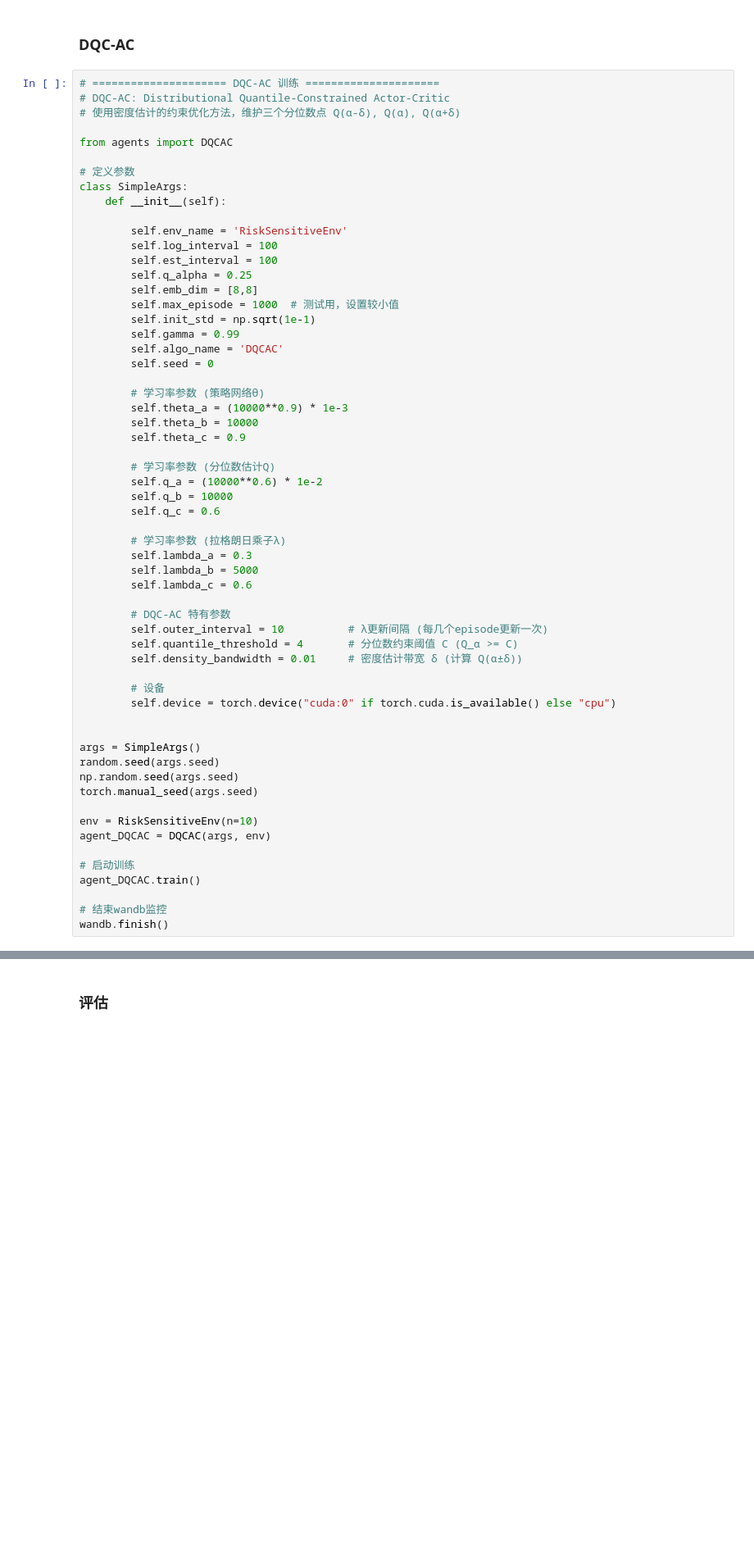
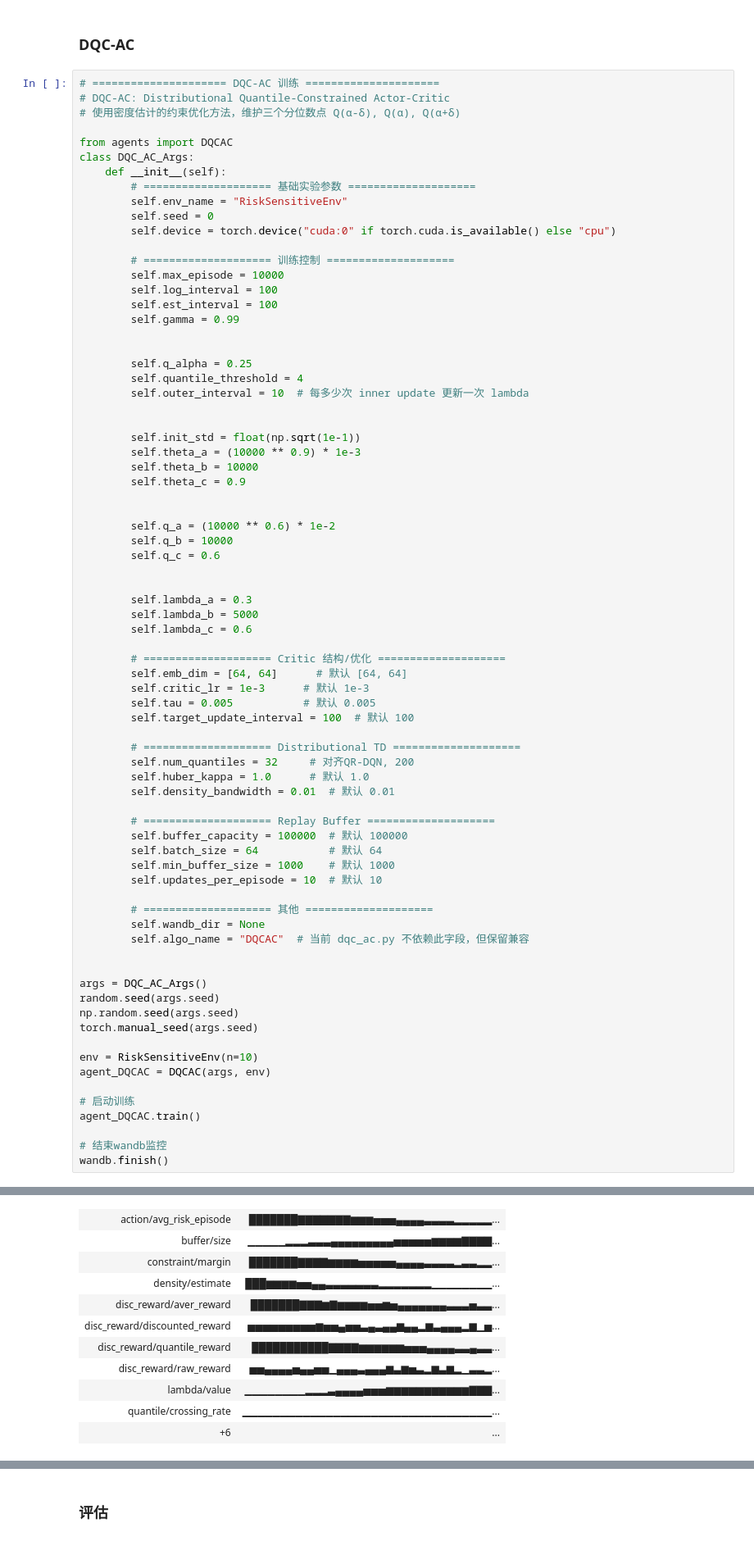
Before and after one commit to wuhao0120/Risk-aware-RL, a Jupyter notebook: Quantile-based-Policy-Optimization/risk_sensitive_env/train_evaluate.ipynb, the cells around one changed output, grey strips where cells are left out. Shown at 82% size. Cells and saved outputs as stored; diff of their text form; blank space fills up the shorter version.

```diff
--- a/Quantile-based-Policy-Optimization/risk_sensitive_env/train_evaluate.ipynb
+++ b/Quantile-based-Policy-Optimization/risk_sensitive_env/train_evaluate.ipynb
@@ -132,47 +132,63 @@ wandb.finish()
 # 使用密度估计的约束优化方法，维护三个分位数点 Q(α-δ), Q(α), Q(α+δ)
 
 from agents import DQCAC
+class DQC_AC_Args:
+    def __init__(self):
+        # ==================== 基础实验参数 ====================
+        self.env_name = "RiskSensitiveEnv"
+        self.seed = 0
+        self.device = torch.device("cuda:0" if torch.cuda.is_available() else "cpu")
 
-# 定义参数
-class SimpleArgs:
-    def __init__(self):
-
-        self.env_name = 'RiskSensitiveEnv'
+        # ==================== 训练控制 ====================
+        self.max_episode = 10000
         self.log_interval = 100
         self.est_interval = 100
+        self.gamma = 0.99
+
+
         self.q_alpha = 0.25
-        self.emb_dim = [8,8]
-        self.max_episode = 1000  # 测试用，设置较小值
-        self.init_std = np.sqrt(1e-1)
-        self.gamma = 0.99
-        self.algo_name = 'DQCAC'
-        self.seed = 0
+        self.quantile_threshold = 4
+        self.outer_interval = 10  # 每多少次 inner update 更新一次 lambda
 
-        # 学习率参数 (策略网络θ)
-        self.theta_a = (10000**0.9) * 1e-3
+
+        self.init_std = float(np.sqrt(1e-1))
+        self.theta_a = (10000 ** 0.9) * 1e-3
         self.theta_b = 10000
         self.theta_c = 0.9
 
-        # 学习率参数 (分位数估计Q)
-        self.q_a = (10000**0.6) * 1e-2
+
+        self.q_a = (10000 ** 0.6) * 1e-2
         self.q_b = 10000
         self.q_c = 0.6
 
-        # 学习率参数 (拉格朗日乘子λ)
+
         self.lambda_a = 0.3
         self.lambda_b = 5000
         self.lambda_c = 0.6
 
-        # DQC-AC 特有参数
-        self.outer_interval = 10          # λ更新间隔 (每几个episode更新一次)
-        self.quantile_threshold = 4       # 分位数约束阈值 C (Q_α >= C)
-        self.density_bandwidth = 0.01     # 密度估计带宽 δ (计算 Q(α±δ))
+        # ==================== Critic 结构/优化 ====================
+        self.emb_dim = [64, 64]      # 默认 [64, 64]
+        self.critic_lr = 1e-3      # 默认 1e-3
+        self.tau = 0.005           # 默认 0.005
+        self.target_update_interval = 100  # 默认 100
 
-        # 设备
-        self.device = torch.device("cuda:0" if torch.cuda.is_available() else "cpu")
+        # ==================== Distributional TD ====================
+        self.num_quantiles = 32     # 对齐QR-DQN, 200
+        self.huber_kappa = 1.0      # 默认 1.0
+        self.density_bandwidth = 0.01  # 默认 0.01
+
+        # ==================== Replay Buffer ====================
+        self.buffer_capacity = 100000  # 默认 100000
+        self.batch_size = 64           # 默认 64
+        self.min_buffer_size = 1000    # 默认 1000
+        self.updates_per_episode = 10  # 默认 10
+
+        # ==================== 其他 ====================
+        self.wandb_dir = None
+        self.algo_name = "DQCAC"  # 当前 dqc_ac.py 不依赖此字段，但保留兼容
 
 
-args = SimpleArgs()
+args = DQC_AC_Args()
 random.seed(args.seed)
 np.random.seed(args.seed)
 torch.manual_seed(args.seed)
@@ -185,3 +201,4 @@ agent_DQCAC.train()
 
 # 结束wandb监控
 wandb.finish()
+# %% [output]
@@ -187,0 +235,11 @@ wandb.finish()
+| action/avg_risk_episode | ███████▇▇▇▇▇▇▇▆▆▆▅▅▅▄▄▄▄▃▃▃▃▂▂▂▂▂... |
+| buffer/size | ▁▁▁▁▁▂▂▂▃▃▃▄▄▄▄▄▄▄▄▄▅▅▅▅▅▆▆▆▆▇▇▇▇... |
+| constraint/margin | ███████▇▇▇▇▆▆▆▆▅▅▅▅▅▄▄▄▄▃▃▃▃▂▃▃▂▂... |
+| density/estimate | ███▆▆▆▆▅▅▄▄▃▃▃▃▃▃▃▂▂▂▂▂▂▂▁▁▁▁▁▁▁▁... |
+| disc_reward/aver_reward | ███████▇▇▇▆▇▆▆▆▆▅▅▆▅▄▄▄▄▄▄▄▃▃▃▅▃▃... |
+| disc_reward/discounted_reward | ▅▅▅▅▅▅▅▅▅▆▅▅▄▅▅▃▄▃▄▄▆▄▄▂▆▃▄▄▄▂▆▁▅... |
+| disc_reward/quantile_reward | ███████████▇▇▇▇▆▆▆▆▆▆▅▅▅▄▄▄▄▃▃▄▃▃... |
+| disc_reward/raw_reward | ▅▅▄▄▄▄▅▄▄▅▅▁▄▄▄▃▄▄▄▆▃▆▅▃▂▆▃▆▂▁▃▃▂... |
+| lambda/value | ▁▁▁▁▁▁▁▁▂▂▂▃▄▄▄▄▅▅▅▆▆▆▆▆▆▆▆▆▆▆▇▇▇... |
+| quantile/crossing_rate | ▁▁▁▁▁▁▁▁▁▁▁▁▁▁▁▁▁▁▁▁▁▁▁▁▁▁▁▁▁▁▁▁▁... |
+| +6 | ... |
```
Also changed, not shown: parts of 1 cell of this notebook, 9 other files.
